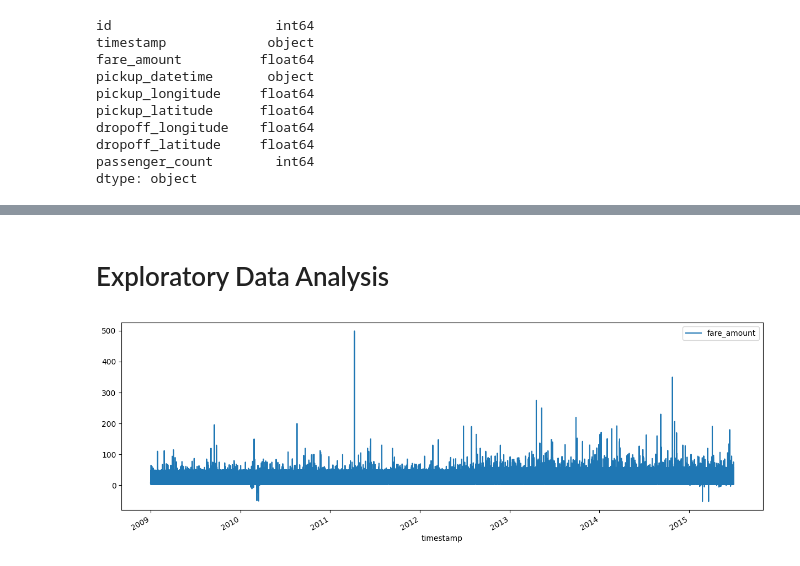
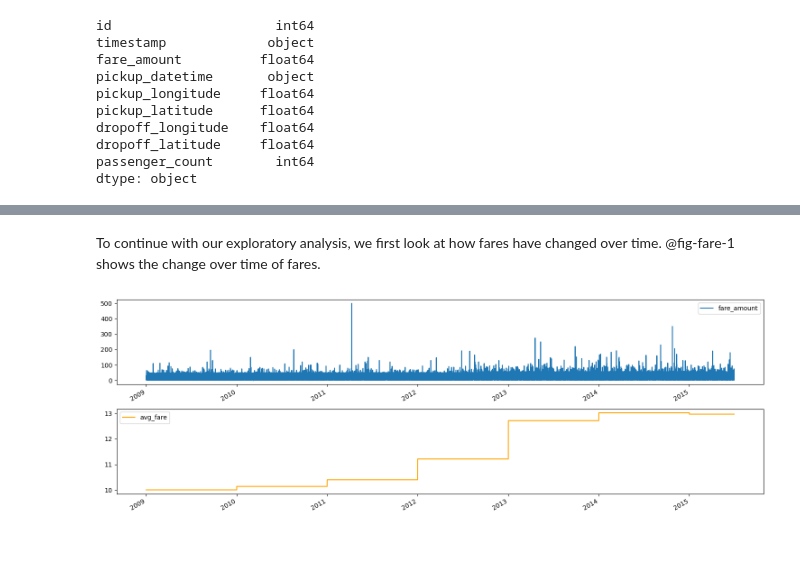
Before and after one commit to thebayesianbandit/thebayesianbandit.github.io, a Jupyter notebook: posts/bayes-pricing/bayesian_pricing_uber.ipynb, the cells around one changed output, grey strips where cells are left out. Drawn from its saved outputs; the diff is of its cells as text; code cells hidden in the pictures.

```diff
--- a/posts/bayes-pricing/bayesian_pricing_uber.ipynb
+++ b/posts/bayes-pricing/bayesian_pricing_uber.ipynb
@@ -121,7 +128,24 @@ Name: timestamp, Length: 199999, dtype: datetime64[ns]
-# %% [markdown]
-# Exploratory Data Analysis
+# %%
+#Drop rows with fare amount < 0
+df = df.query("fare_amount > 0")
+# %% [markdown]
+To continue with our exploratory analysis, we first look at how fares have changed over time. @fig-fare-1 shows the change over time of fares.
 # %%
+#| label: fig-fare-1
+#| fig-cap: "Top panel shows individual fare prices over course of time. Bottom panel shows the change in average fare price over time."
+
 #Look at fare amount change over time
-df.plot(x='timestamp', y = 'fare_amount', figsize=(15,5));
+fig, ax = plt.subplots(2,1, figsize=(15,5))
+
+df.plot(x='timestamp', y='fare_amount', ax=ax[0])
+
+(df.assign(avg_fare = lambda x: x['timestamp'].dt.year.map(df.groupby(df['timestamp'].dt.year)['fare_amount'].mean().to_dict()))
+ .plot(x='timestamp', y='avg_fare', ax=ax[1], color='orange')
+)
+
+ax[0].set_xlabel("")
+ax[1].set_xlabel("")
+
+fig.tight_layout();
 # %% [output]
-[figure, old version]
+[figure, new version]
```
Also changed, not shown: parts of 106 cells of this notebook, 21 other files.
